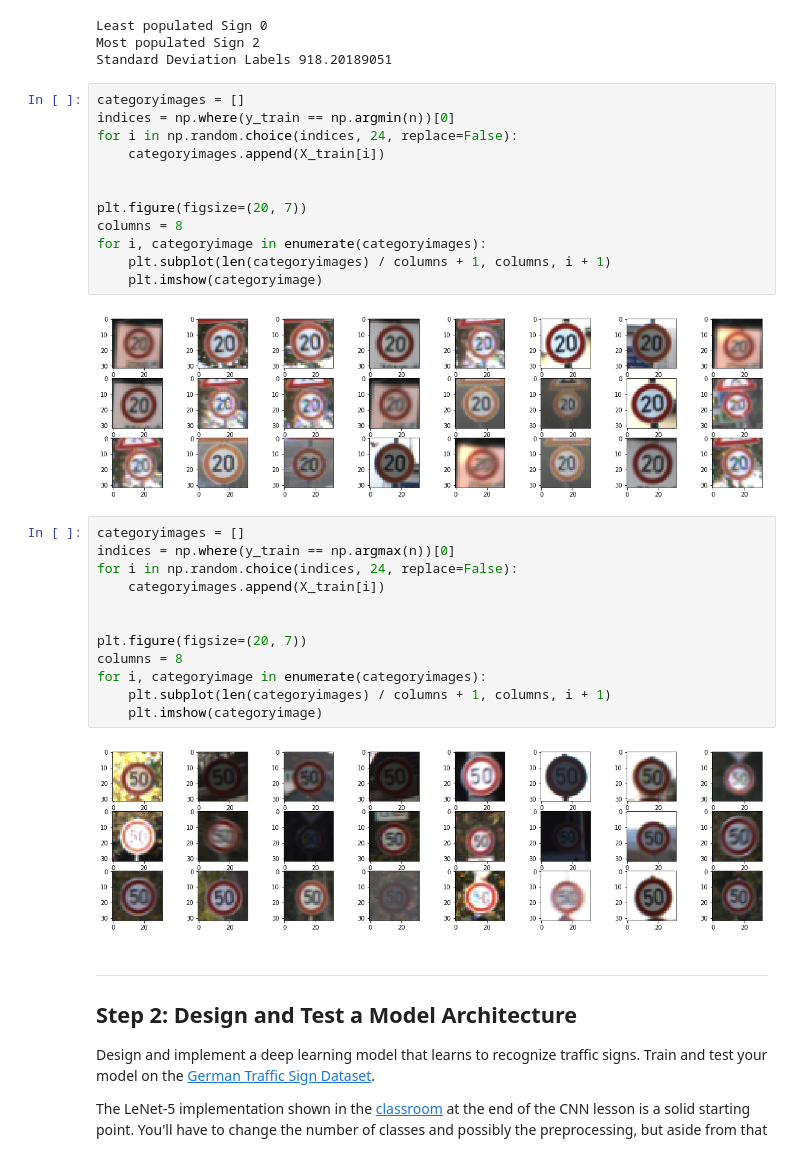
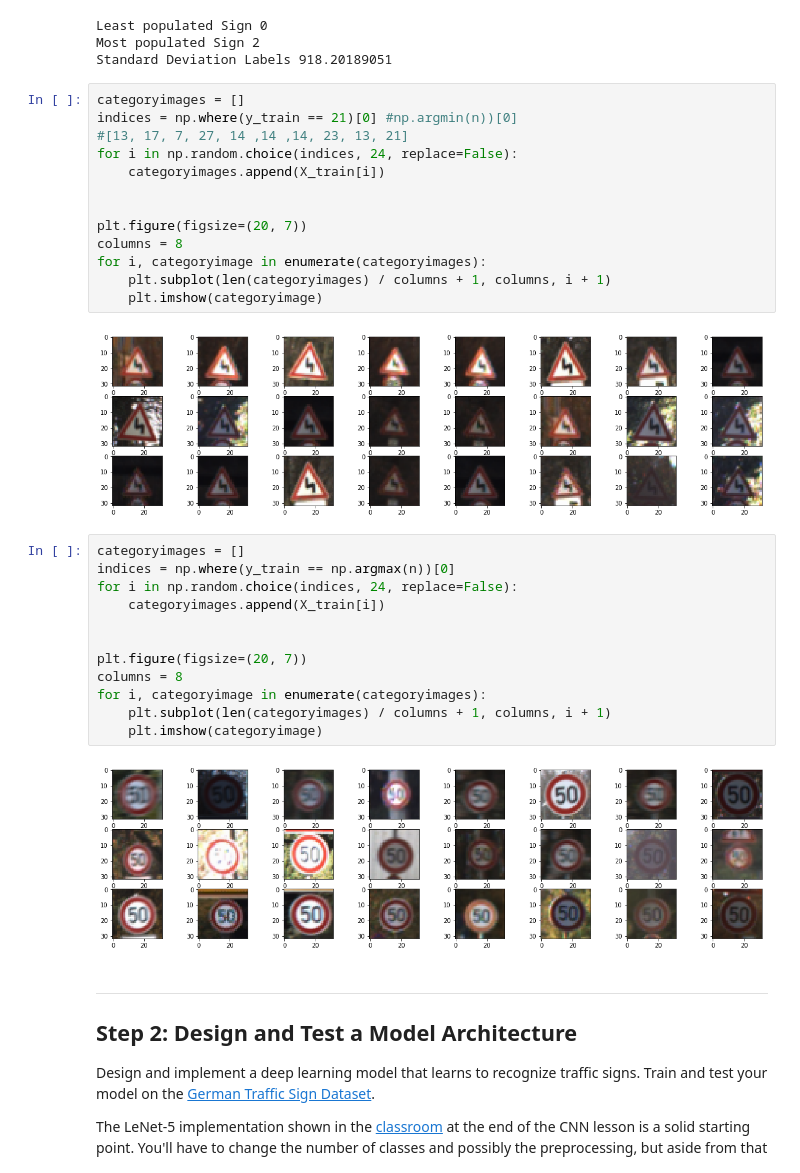
Before and after one commit to QuantumCoherence/CarND-Traffic-Sign-Classifier-Project, a Jupyter notebook: Traffic_Sign_Classifier.ipynb, the cells around one changed output. Cells and saved outputs as stored; diff of their text form.

```diff
--- a/Traffic_Sign_Classifier.ipynb
+++ b/Traffic_Sign_Classifier.ipynb
@@ -127,18 +127,19 @@ Most populated Sign 2
 Standard Deviation Labels 918.20189051
 # %%
 categoryimages = []
-indices = np.where(y_train == np.argmin(n))[0]
+indices = np.where(y_train == 21)[0] #np.argmin(n))[0]
+#[13, 17, 7, 27, 14 ,14 ,14, 23, 13, 21]
 for i in np.random.choice(indices, 24, replace=False):
     categoryimages.append(X_train[i])
 
 
 plt.figure(figsize=(20, 7))
 columns = 8
 for i, categoryimage in enumerate(categoryimages):
     plt.subplot(len(categoryimages) / columns + 1, columns, i + 1)
     plt.imshow(categoryimage)
 # %% [output]
-[figure, old version]
+[figure, new version]
 # %%
 categoryimages = []
 indices = np.where(y_train == np.argmax(n))[0]
@@ -152,7 +153,7 @@ for i, categoryimage in enumerate(categoryimages):
     plt.subplot(len(categoryimages) / columns + 1, columns, i + 1)
     plt.imshow(categoryimage)
 # %% [output]
-[figure, old version]
+[figure, new version]
 # %% [markdown]
 ----
 
```
Also changed, not shown: parts of 8 cells of this notebook.
